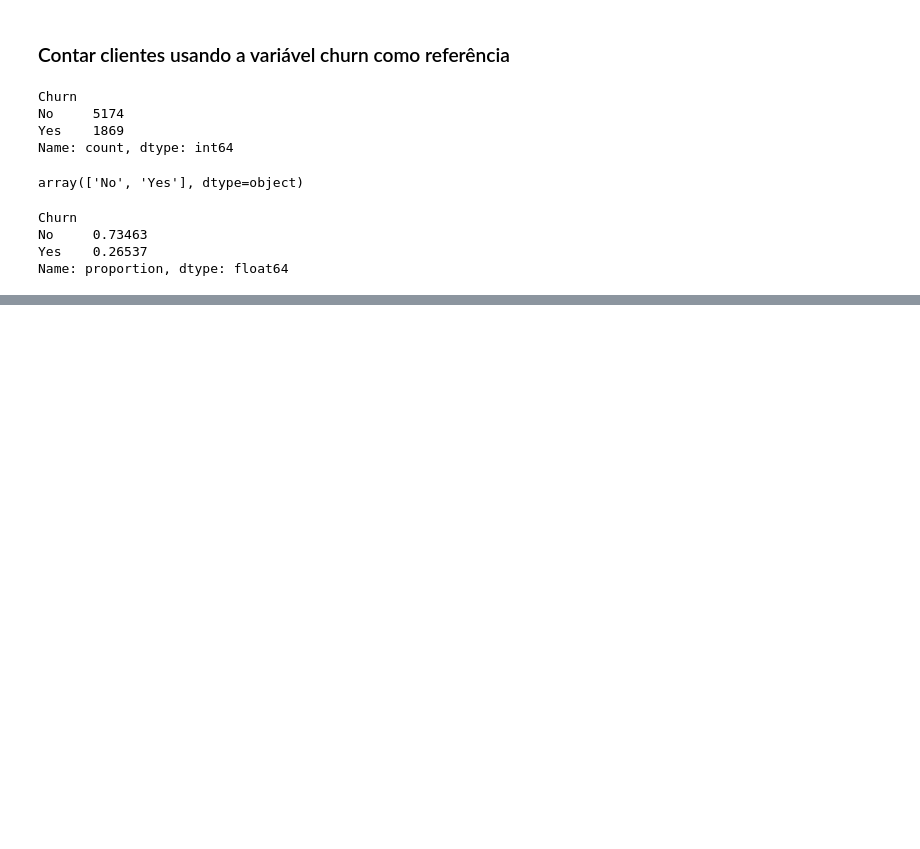
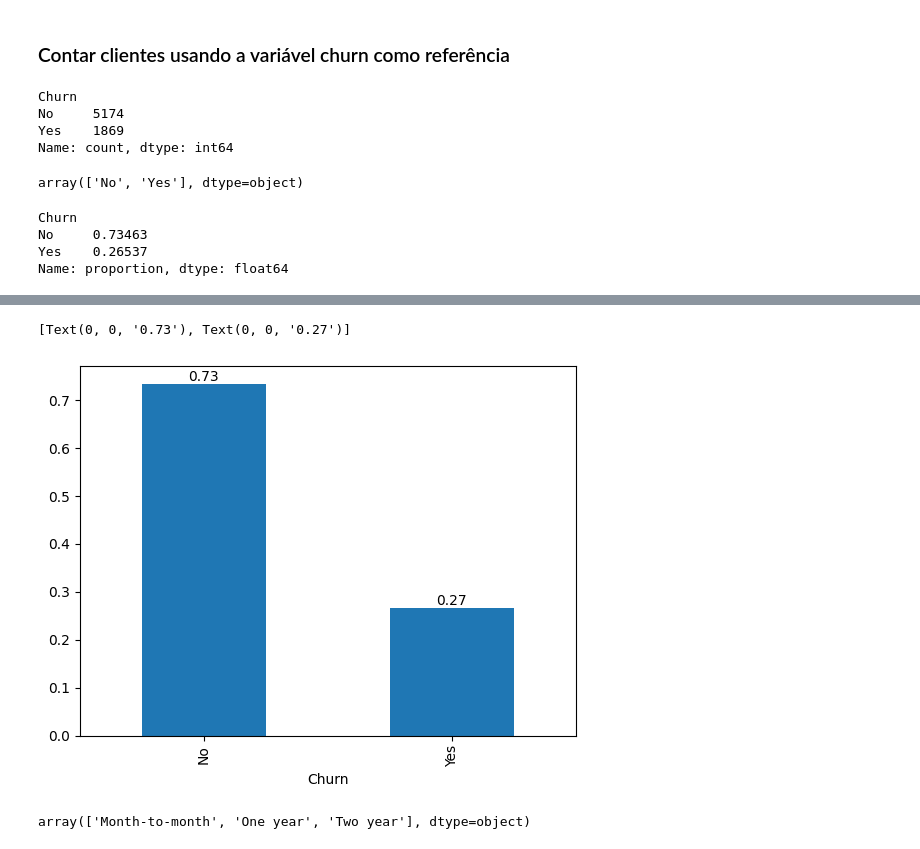
Before and after one commit to jvdlb6/eda-churn, a Jupyter notebook: eda_churn.ipynb, the cells around one changed output, grey strips where cells are left out. Saved outputs shown, nothing was run; the diff lists cells and outputs as text; code cells hidden in the pictures; blank space fills up the shorter version.

```diff
--- a/eda_churn.ipynb
+++ b/eda_churn.ipynb
@@ -690,0 +691,12 @@ ax.bar_label(ax.containers[0])
+# %%
+# Plot de distribuição de Churn (Porcentagem)
+ax = df_churn['Churn'].value_counts(normalize=True).plot(kind='bar')
+ax.bar_label(ax.containers[0], fmt='%.2f')
+# %% [output]
+[Text(0, 0, '0.73'), Text(0, 0, '0.27')]
+[figure, added]
+# %%
+# Quais são os tipos de contrato
+df_churn['Contract'].unique()
+# %% [output]
+array(['Month-to-month', 'One year', 'Two year'], dtype=object)
```
Also changed, not shown: parts of 11 cells of this notebook.
